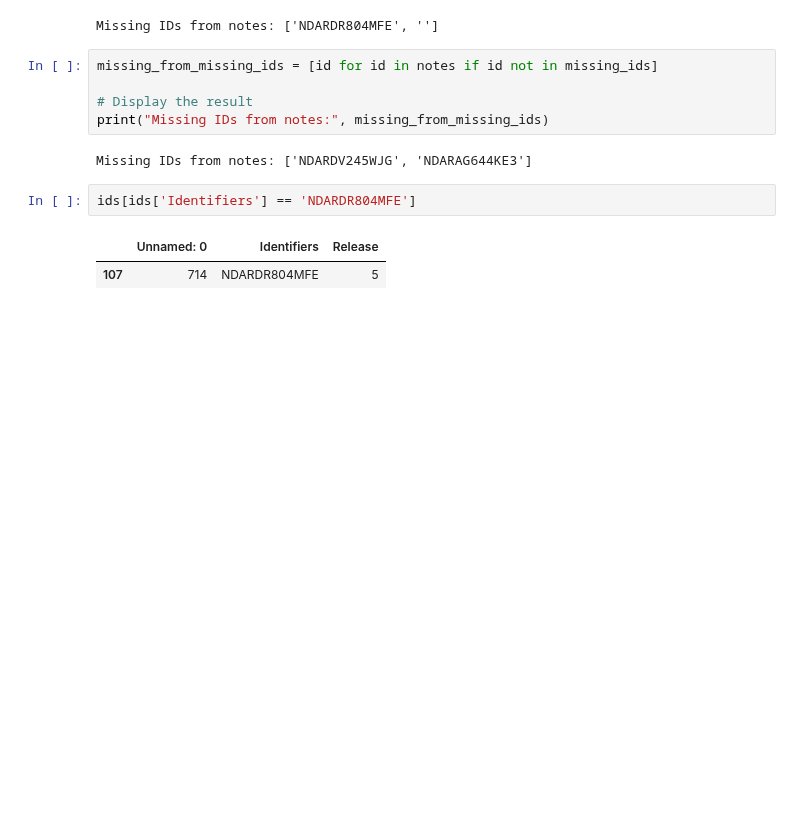
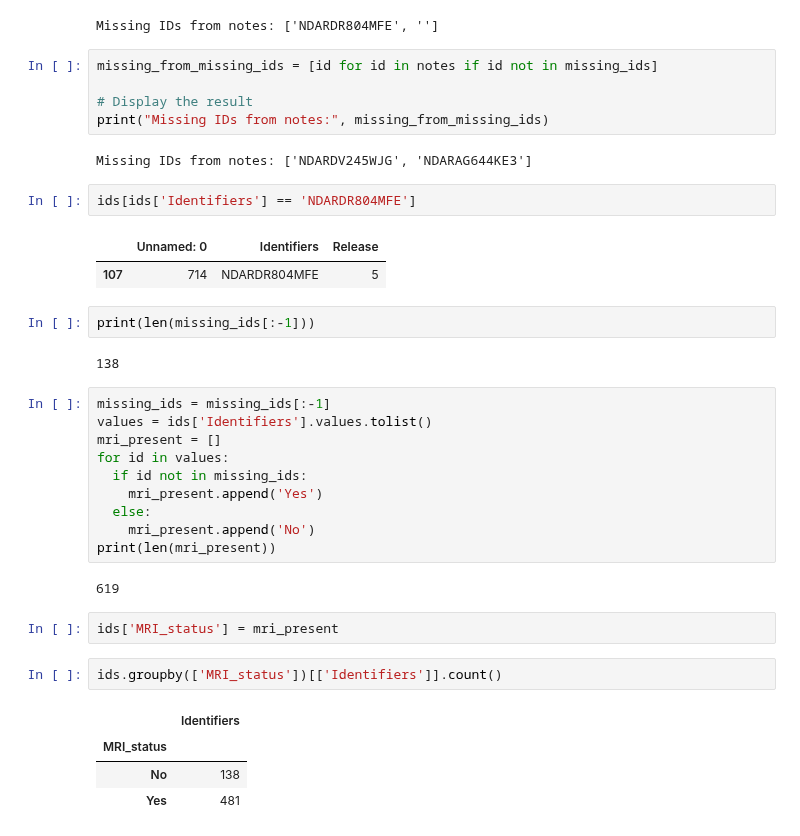
Before and after one commit to cristinarainich/Child-Mind-Institute-Project, a Jupyter notebook: behavioral_analysis.ipynb, the cells around one changed output. Drawn from its saved outputs; the diff is of its cells as text; blank space fills up the shorter version.

```diff
--- a/behavioral_analysis.ipynb
+++ b/behavioral_analysis.ipynb
@@ -244,3 +244,28 @@ ids[ids['Identifiers'] == 'NDARDR804MFE']
 # %% [output]
 |  | Unnamed: 0 | Identifiers | Release |
 | 107 | 714 | NDARDR804MFE | 5 |
+# %%
+print(len(missing_ids[:-1]))
+# %% [output]
+138
+# %%
+missing_ids = missing_ids[:-1]
+values = ids['Identifiers'].values.tolist()
+mri_present = []
+for id in values:
+  if id not in missing_ids:
+    mri_present.append('Yes')
+  else:
+    mri_present.append('No')
+print(len(mri_present))
+# %% [output]
+619
+# %%
+ids['MRI_status'] = mri_present
+# %%
+ids.groupby(['MRI_status'])[['Identifiers']].count()
+# %% [output]
+|  | Identifiers |
+| MRI_status |  |
+| No | 138 |
+| Yes | 481 |
```
